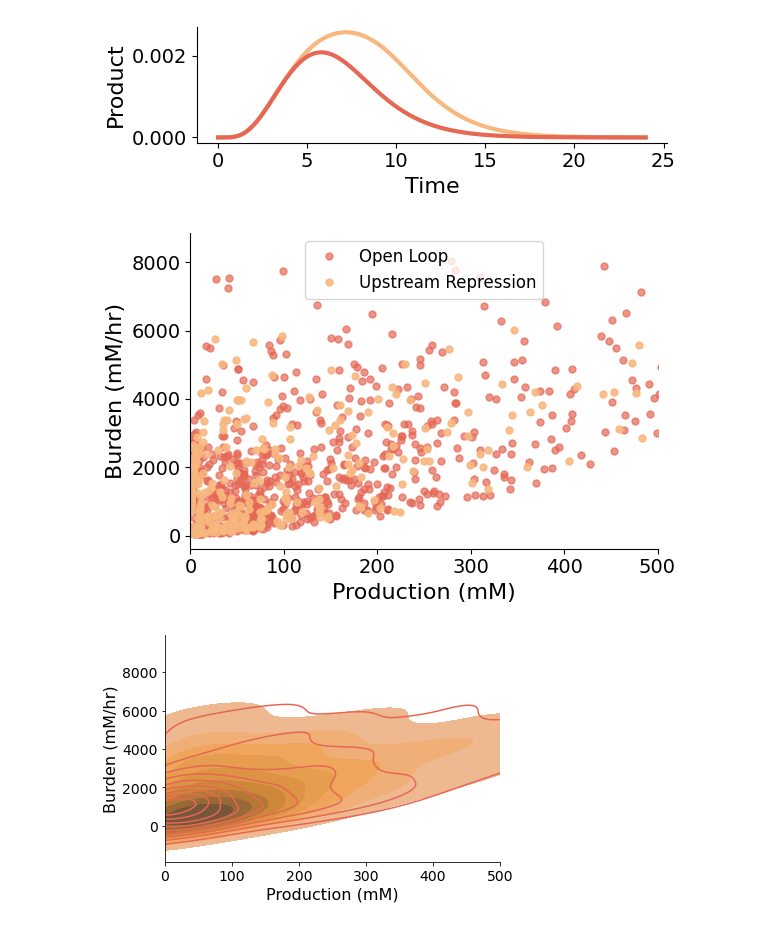
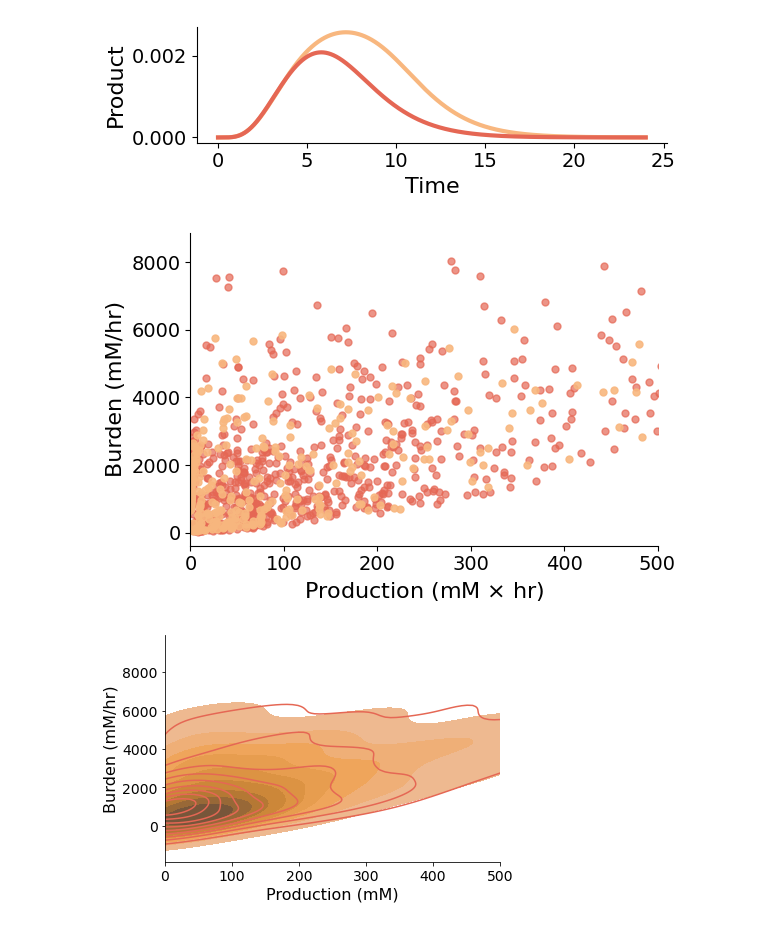
Before and after one commit to cjmerzbacher/joint-simulator, a Jupyter notebook: beta_carotene/bcar_viz.ipynb, the cells around one changed output. Drawn from its saved outputs; the diff is of its cells as text; code cells hidden in the pictures.

```diff
--- a/beta_carotene/bcar_viz.ipynb
+++ b/beta_carotene/bcar_viz.ipynb
@@ -486,30 +488,29 @@ fig.savefig('../figs/bcar_product_curve.png', dpi=500)
 # %%
 ###FIGURE: Burden vs. production
 palette = cmaps.matter.discrete(14).colors
 
 linewidth = 3
 axislabelsize=16
 axistickssize=14
 legendsize=12
 titlesize = 16
 
 fig = plt.figure(figsize=(6,4))
 ax = fig.add_subplot()
-ax.set_xlabel('Production (mM)', fontsize=axislabelsize)
+ax.set_xlabel(r'Production (mM $\times$ hr)', fontsize=axislabelsize)
 ax.set_ylabel('Burden (mM/hr)', fontsize=axislabelsize)
 ax.tick_params(axis='y', labelsize=axistickssize)
 ax.tick_params(axis='x', labelsize=axistickssize)
 for axis in ['top','right']:
     ax.spines[axis].set_linewidth(0)
 ax.set_xlim([0, 500])
 ax.plot(sum_nc.bcar_tot, sum_nc.burden, '.', c=palette[5], ms=10, alpha=0.7, label='Open Loop')
 #ax.plot(sum_ur_feas.bcar_tot, sum_ur_feas.burden, '.', c='black', ms=10, alpha=0.5)
 ax.plot(sum_op.bcar_tot, sum_op.burden, '.', c=palette[2], ms=10, alpha=0.9, label='Upstream Repression')
-ax.legend(fontsize=legendsize)
 fig.tight_layout()
 fig.savefig('../figs/bcar_burden_scatter.png', dpi=500)
 # %% [output]
-[figure, old version]
+[figure, new version]
 # %%
 ###KDE plot of scatter
 
```
Also changed, not shown: parts of 1 cell of this notebook, 3 other files.
